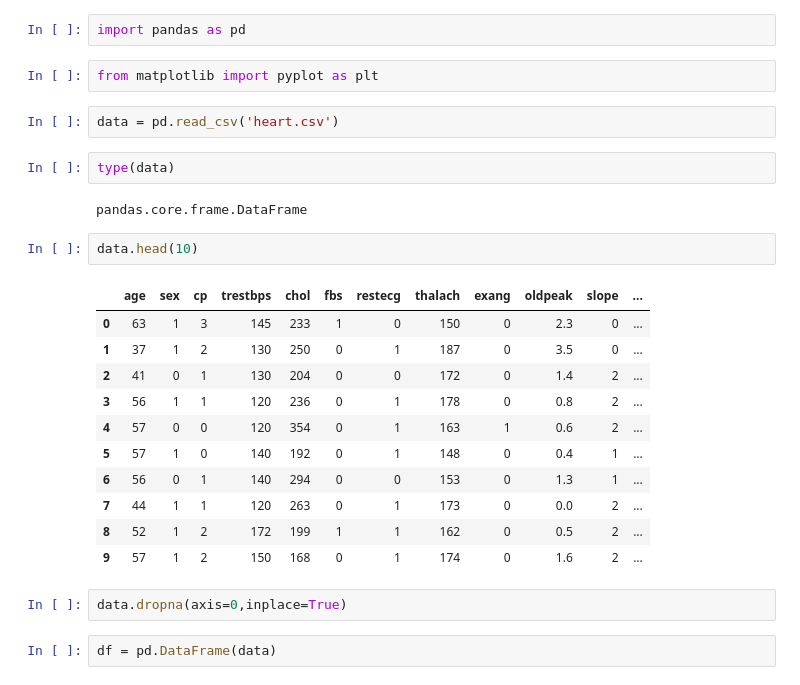
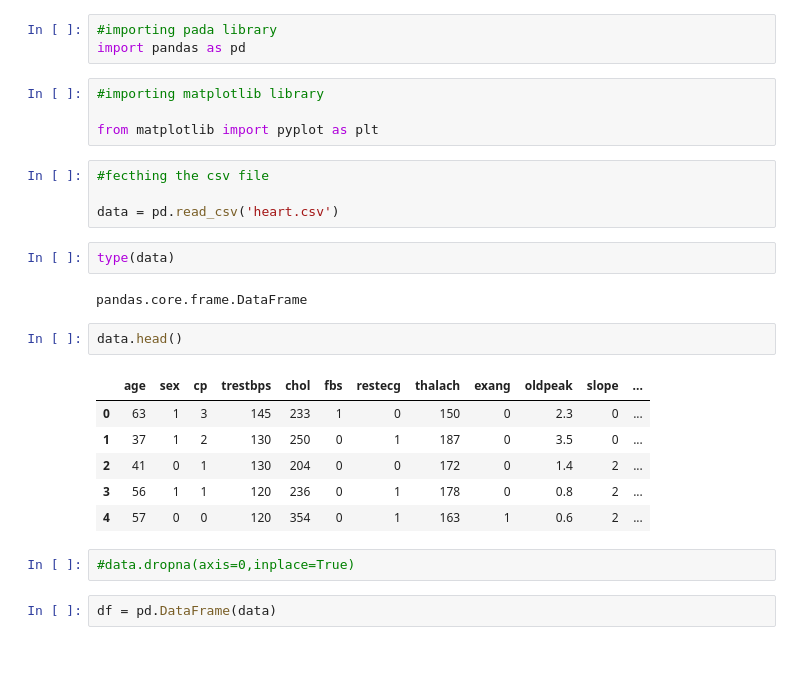
Before and after one commit to okwelmark/okwel_edgar_mark, a Jupyter notebook: okwel_edgar_mark_assignment2.ipynb, the cells around one changed output. Cells and saved outputs as stored; diff of their text form; blank space fills up the shorter version.

```diff
--- a/okwel_edgar_mark_assignment2.ipynb
+++ b/okwel_edgar_mark_assignment2.ipynb
@@ -1,29 +1,29 @@
 # %%
+#importing pada library
 import pandas as pd
 # %%
+#importing matplotlib library
+
 from matplotlib import pyplot as plt
 # %%
+#fecthing the csv file
+
 data = pd.read_csv('heart.csv')
 # %%
 type(data)
 # %% [output]
 pandas.core.frame.DataFrame
 # %%
-data.head(10)
+data.head()
 # %% [output]
 |  | age | sex | cp | trestbps | chol | fbs | restecg | thalach | exang | oldpeak | slope | ... |
 | 0 | 63 | 1 | 3 | 145 | 233 | 1 | 0 | 150 | 0 | 2.3 | 0 | ... |
 | 1 | 37 | 1 | 2 | 130 | 250 | 0 | 1 | 187 | 0 | 3.5 | 0 | ... |
 | 2 | 41 | 0 | 1 | 130 | 204 | 0 | 0 | 172 | 0 | 1.4 | 2 | ... |
 | 3 | 56 | 1 | 1 | 120 | 236 | 0 | 1 | 178 | 0 | 0.8 | 2 | ... |
 | 4 | 57 | 0 | 0 | 120 | 354 | 0 | 1 | 163 | 1 | 0.6 | 2 | ... |
-| 5 | 57 | 1 | 0 | 140 | 192 | 0 | 1 | 148 | 0 | 0.4 | 1 | ... |
-| 6 | 56 | 0 | 1 | 140 | 294 | 0 | 0 | 153 | 0 | 1.3 | 1 | ... |
-| 7 | 44 | 1 | 1 | 120 | 263 | 0 | 1 | 173 | 0 | 0.0 | 2 | ... |
-| 8 | 52 | 1 | 2 | 172 | 199 | 1 | 1 | 162 | 0 | 0.5 | 2 | ... |
-| 9 | 57 | 1 | 2 | 150 | 168 | 0 | 1 | 174 | 0 | 1.6 | 2 | ... |
 # %%
-data.dropna(axis=0,inplace=True)
+#data.dropna(axis=0,inplace=True)
 # %%
 df = pd.DataFrame(data)
 # %%
```
Also changed, not shown: parts of 9 cells of this notebook.
